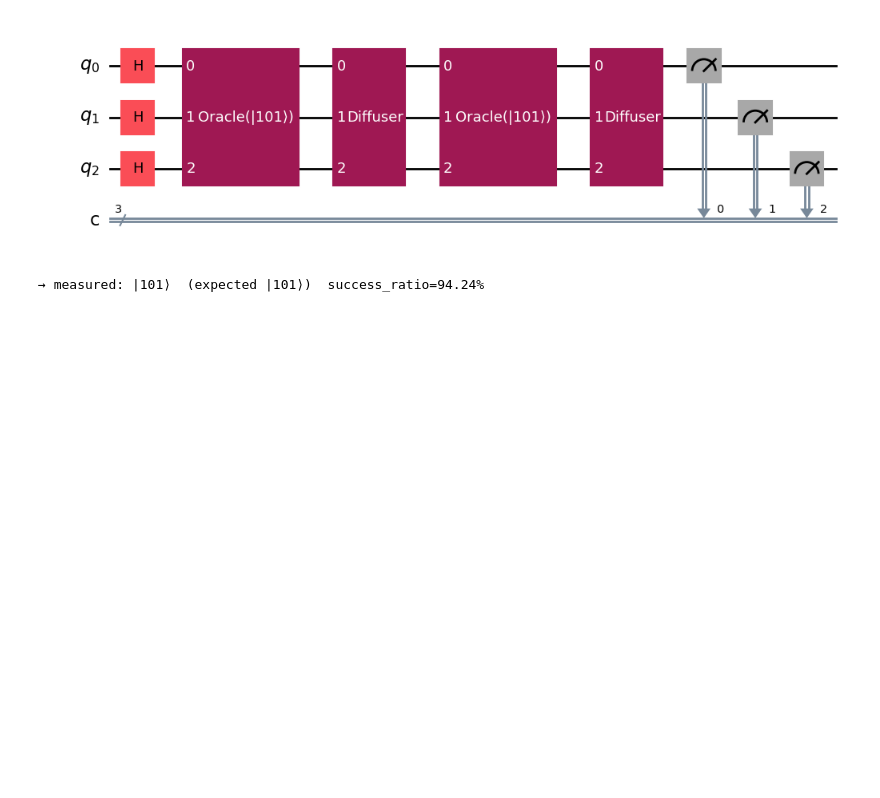
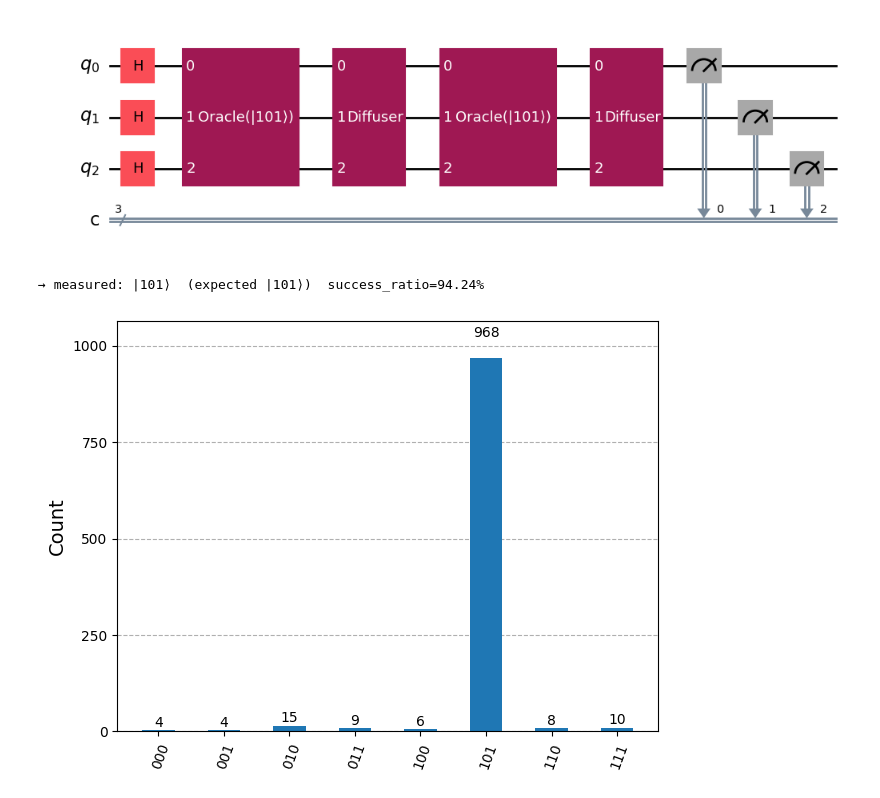
Before and after one commit to KanayaActa/Ftl_quantum, a Jupyter notebook: notebooks/exercises/ex06.ipynb, the cells around one changed output. Drawn from its saved outputs; the diff is of its cells as text; code cells hidden in the pictures; blank space fills up the shorter version.

```diff
--- a/notebooks/exercises/ex06.ipynb
+++ b/notebooks/exercises/ex06.ipynb
@@ -90,3 +87,7 @@ run_grover(n_qubits, target_state="101")
 # %% [output]
 [figure]
 → measured: |101⟩  (expected |101⟩)  success_ratio=94.24%
+# %%
+plot_histogram(counts)
+# %% [output]
+[figure, added]
```
Also changed, not shown: parts of 3 cells of this notebook, 1 other file.
